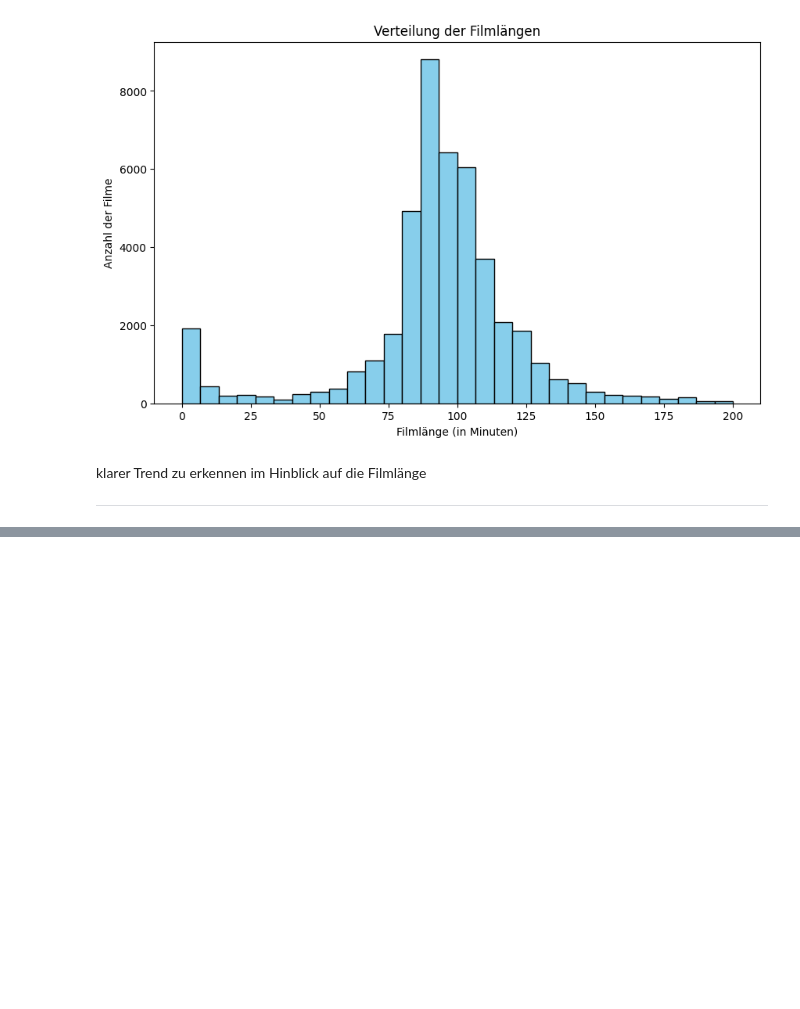
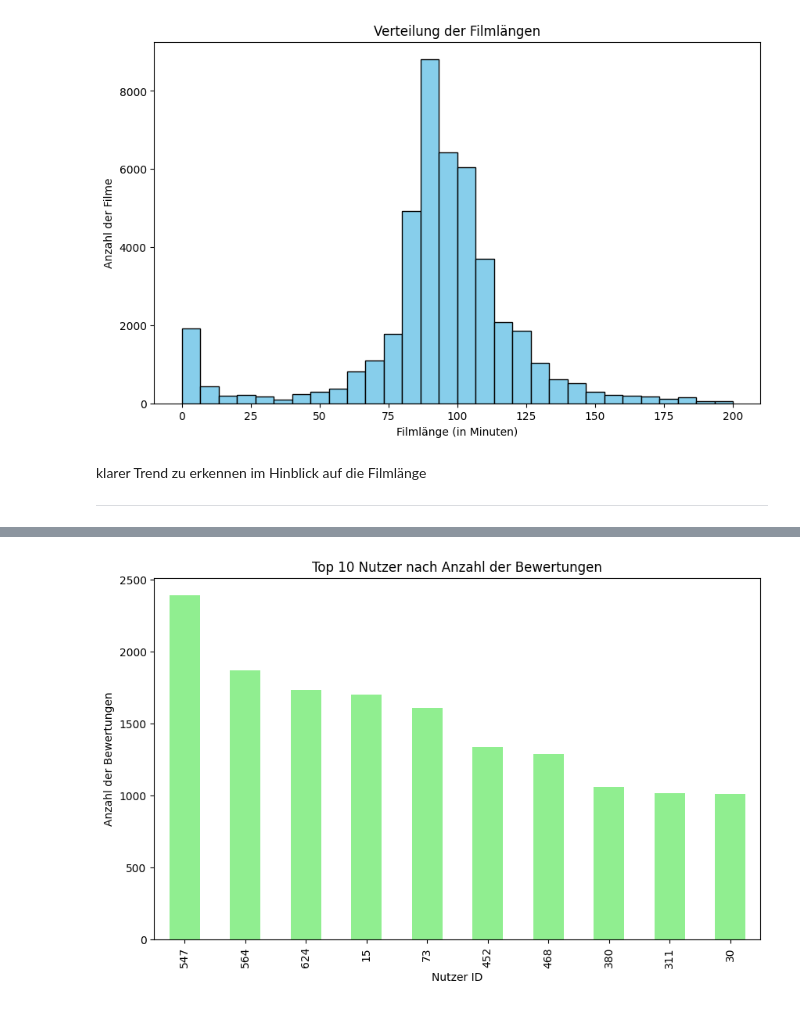
Before and after one commit to Hakan1998/Enterprise-AI-finalproject, a Jupyter notebook: EDA_movie.ipynb, the cells around one changed output, grey strips where cells are left out. Drawn from its saved outputs; the diff is of its cells as text; code cells hidden in the pictures; blank space fills up the shorter version.

```diff
--- a/EDA_movie.ipynb
+++ b/EDA_movie.ipynb
@@ -246,0 +298,12 @@ klarer Trend zu erkennen im Hinblick auf die Filmlänge
+# %%
+#Analyse des Nutzerverhaltens#
+# Bewertungen pro Nutzer
+ratings_per_user = df.groupby('userId').size().sort_values(ascending=False)
+plt.figure(figsize=(10, 6))
+ratings_per_user.head(10).plot(kind='bar', color='lightgreen')
+plt.title('Top 10 Nutzer nach Anzahl der Bewertungen')
+plt.xlabel('Nutzer ID')
+plt.ylabel('Anzahl der Bewertungen')
+plt.show()
+# %% [output]
+[figure, added]
```
Also changed, not shown: parts of 9 cells of this notebook.
